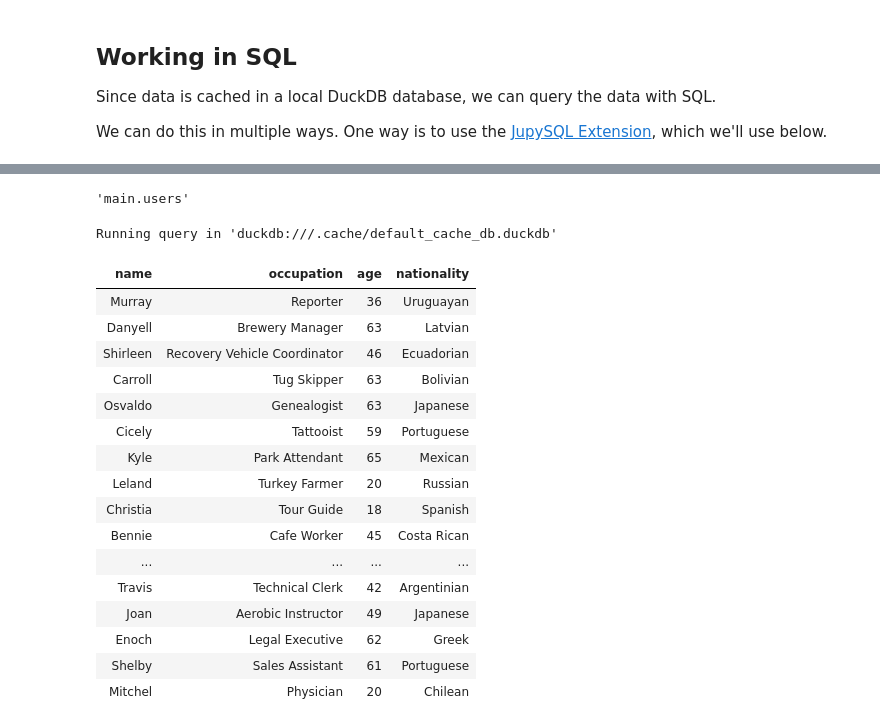
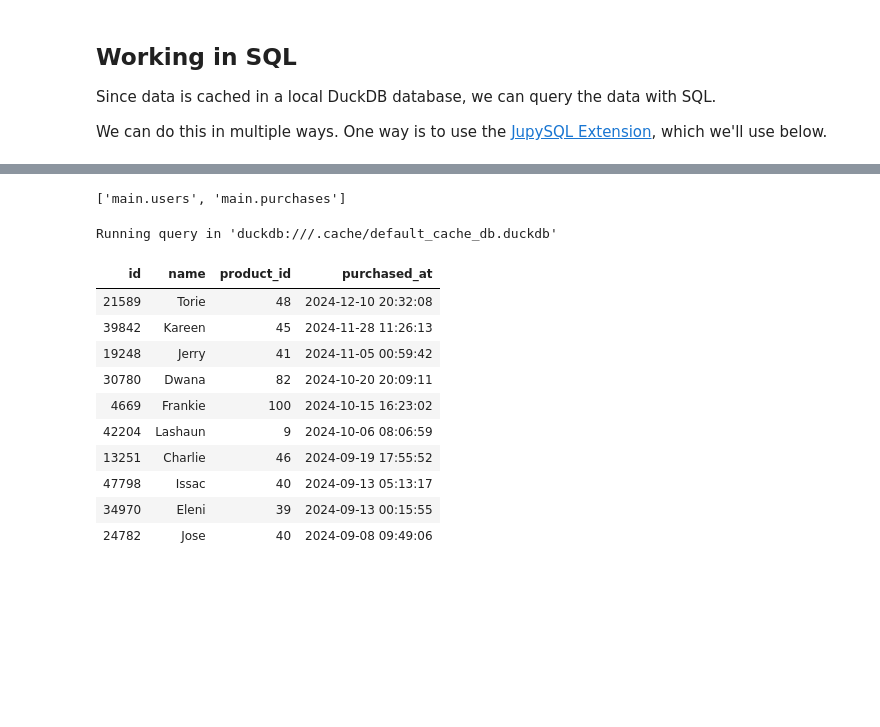
Before and after one commit to airbytehq/quickstarts, a Jupyter notebook: airbyte_lib_notebooks/AirbyteLib_Basic_Features_Demo.ipynb, the cells around one changed output, grey strips where cells are left out. Drawn from its saved outputs; the diff is of its cells as text; code cells hidden in the pictures; blank space fills up the shorter version.

```diff
--- a/airbyte_lib_notebooks/AirbyteLib_Basic_Features_Demo.ipynb
+++ b/airbyte_lib_notebooks/AirbyteLib_Basic_Features_Demo.ipynb
@@ -157,37 +152,34 @@ engine = read_result.cache.get_sql_engine()
 # Pass the engine to JupySQL
 %sql engine
 # %%
-# Get the table for the 'users' stream
+# Get table objects for the 'users' and 'purchases' streams
 users_table = read_result.cache.get_sql_table("users")
-display(users_table.fullname)
+purchases_table = read_result.cache.get_sql_table("purchases")
+display([users_table.fullname, purchases_table.fullname])
 # %% [output]
-'main.users'
+['main.users', 'main.purchases']
-# %%
-%%sql
-# We can now dynamically pass the table reference into a SQL query
-
-SELECT name, occupation, age, nationality
-FROM {{ users_table.fullname }}
-LIMIT 20
-# %% [output]
-Running query in 'duckdb:///.cache/default_cache_db.duckdb'
-| name | occupation | age | nationality |
-| Murray | Reporter | 36 | Uruguayan |
-| Danyell | Brewery Manager | 63 | Latvian |
-| Shirleen | Recovery Vehicle Coordinator | 46 | Ecuadorian |
-| Carroll | Tug Skipper | 63 | Bolivian |
-| Osvaldo | Genealogist | 63 | Japanese |
-| Cicely | Tattooist | 59 | Portuguese |
-| Kyle | Park Attendant | 65 | Mexican |
-| Leland | Turkey Farmer | 20 | Russian |
-| Christia | Tour Guide | 18 | Spanish |
-| Bennie | Cafe Worker | 45 | Costa Rican |
-| ... | ... | ... | ... |
-| Travis | Technical Clerk | 42 | Argentinian |
-| Joan | Aerobic Instructor | 49 | Japanese |
-| Enoch | Legal Executive | 62 | Greek |
-| Shelby | Sales Assistant | 61 | Portuguese |
-| Mitchel | Physician | 20 | Chilean |
+# %%
+%%sql
+# Show most recent purchases by purchase date:
+SELECT users.id, users.name, purchases.product_id, purchases.purchased_at
+FROM {{ users_table.fullname }} AS users
+JOIN {{ purchases_table.fullname }} AS purchases
+ON users.id = purchases.user_id
+ORDER BY purchases.purchased_at DESC
+LIMIT 10
+# %% [output]
+Running query in 'duckdb:///.cache/default_cache_db.duckdb'
+| id | name | product_id | purchased_at |
+| 21589 | Torie | 48 | 2024-12-10 20:32:08 |
+| 39842 | Kareen | 45 | 2024-11-28 11:26:13 |
+| 19248 | Jerry | 41 | 2024-11-05 00:59:42 |
+| 30780 | Dwana | 82 | 2024-10-20 20:09:11 |
+| 4669 | Frankie | 100 | 2024-10-15 16:23:02 |
+| 42204 | Lashaun | 9 | 2024-10-06 08:06:59 |
+| 13251 | Charlie | 46 | 2024-09-19 17:55:52 |
+| 47798 | Issac | 40 | 2024-09-13 05:13:17 |
+| 34970 | Eleni | 39 | 2024-09-13 00:15:55 |
+| 24782 | Jose | 40 | 2024-09-08 09:49:06 |
 # %%
 # Show tables for the other streams
 %sqlcmd tables
```
Also changed, not shown: parts of 9 cells of this notebook.
